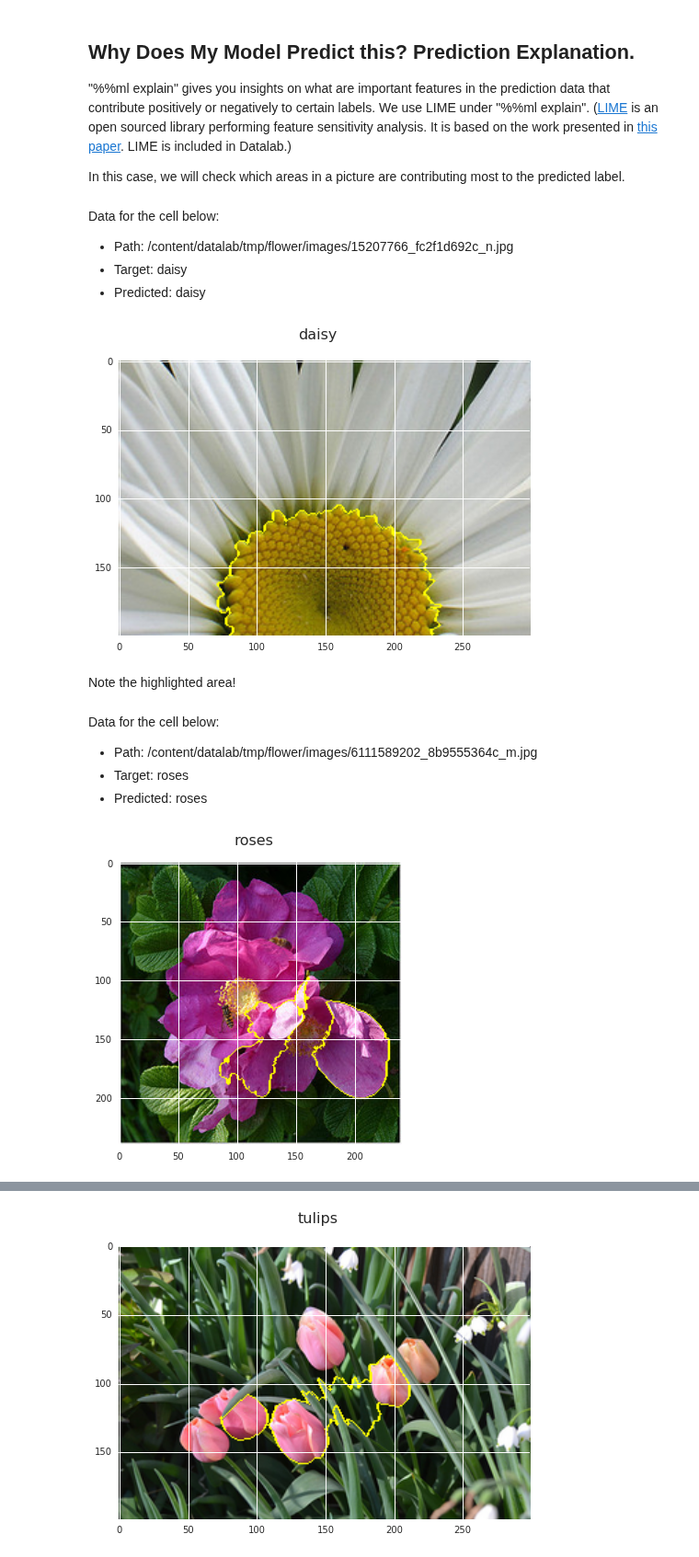
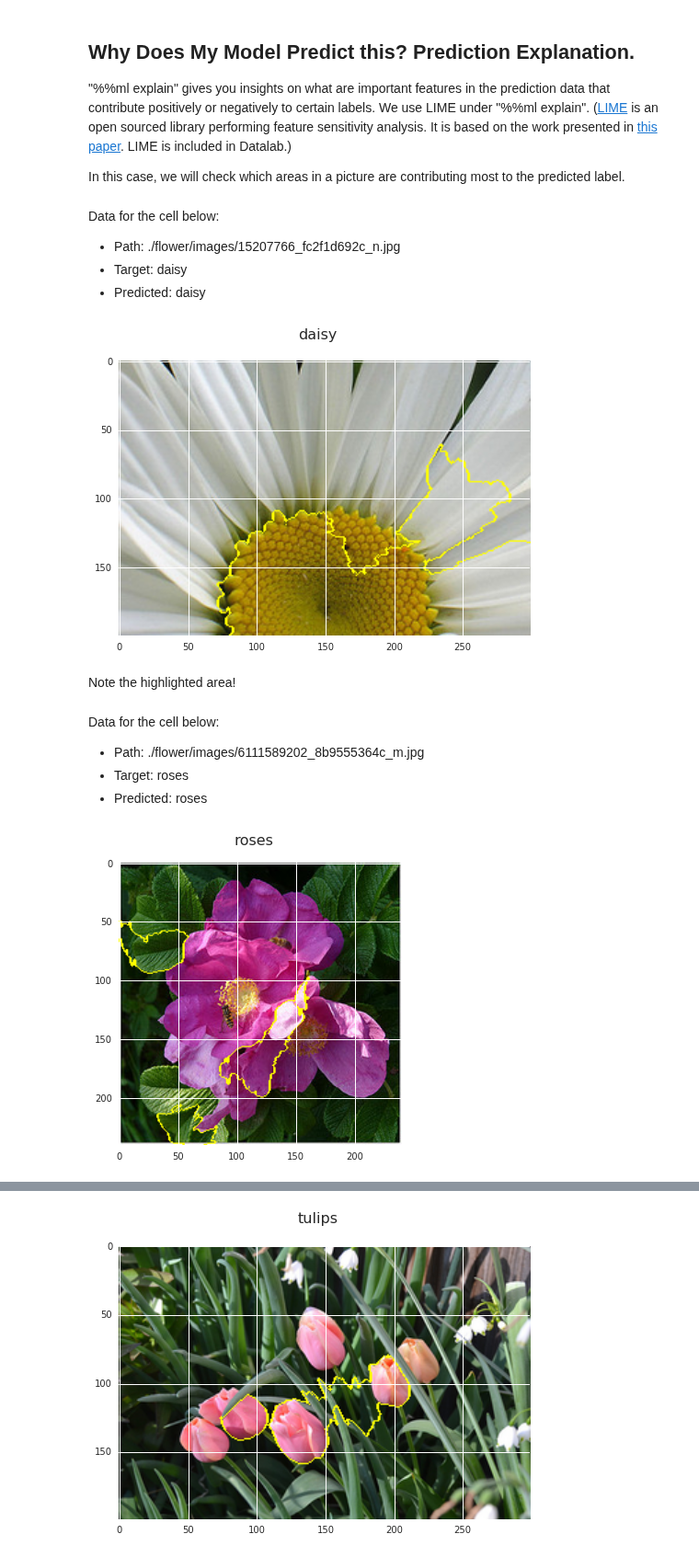
Before and after one commit to googledatalab/notebooks, a Jupyter notebook: samples/contrib/mlworkbench/image_classification_flower/Flower Classification (small dataset experience).ipynb, the cells around one changed output, grey strips where cells are left out. Shown at 92% size. Drawn from its saved outputs; the diff is of its cells as text; code cells hidden in the pictures.

```diff
--- a/samples/contrib/mlworkbench/image_classification_flower/Flower Classification (small dataset experience).ipynb
+++ b/samples/contrib/mlworkbench/image_classification_flower/Flower Classification (small dataset experience).ipynb
@@ -383,31 +252,31 @@ csv: $prediction_output_file
 In this case, we will check which areas in a picture are contributing most to the predicted label.
 # %% [markdown]
 Data for the cell below:
-- Path: /content/datalab/tmp/flower/images/15207766_fc2f1d692c_n.jpg
+- Path: ./flower/images/15207766_fc2f1d692c_n.jpg
 - Target: daisy
 - Predicted: daisy
 # %%
 %%ml explain
 type: image
-model: $prediction_model_dir
+model: ./flower/train/model
 labels: daisy
-data: /content/datalab/tmp/flower/images/15207766_fc2f1d692c_n.jpg
+data: ./flower/images/15207766_fc2f1d692c_n.jpg
 # %% [output]
-[figure, old version]
+[figure, new version]
 # %% [markdown]
 Note the highlighted area!
 # %% [markdown]
 Data for the cell below:
-- Path: /content/datalab/tmp/flower/images/6111589202_8b9555364c_m.jpg
+- Path: ./flower/images/6111589202_8b9555364c_m.jpg
 - Target: roses
 - Predicted: roses
 # %%
 %%ml explain
 type: image
-model: $prediction_model_dir
+model: ./flower/train/model
 labels: roses
-data: /content/datalab/tmp/flower/images/6111589202_8b9555364c_m.jpg
+data: ./flower/images/6111589202_8b9555364c_m.jpg
 # %% [output]
-[figure, old version]
+[figure, new version]
 # %% [markdown]
 Data for the cell below:
```
Also changed, not shown: parts of 43 cells of this notebook, 4 other files.
